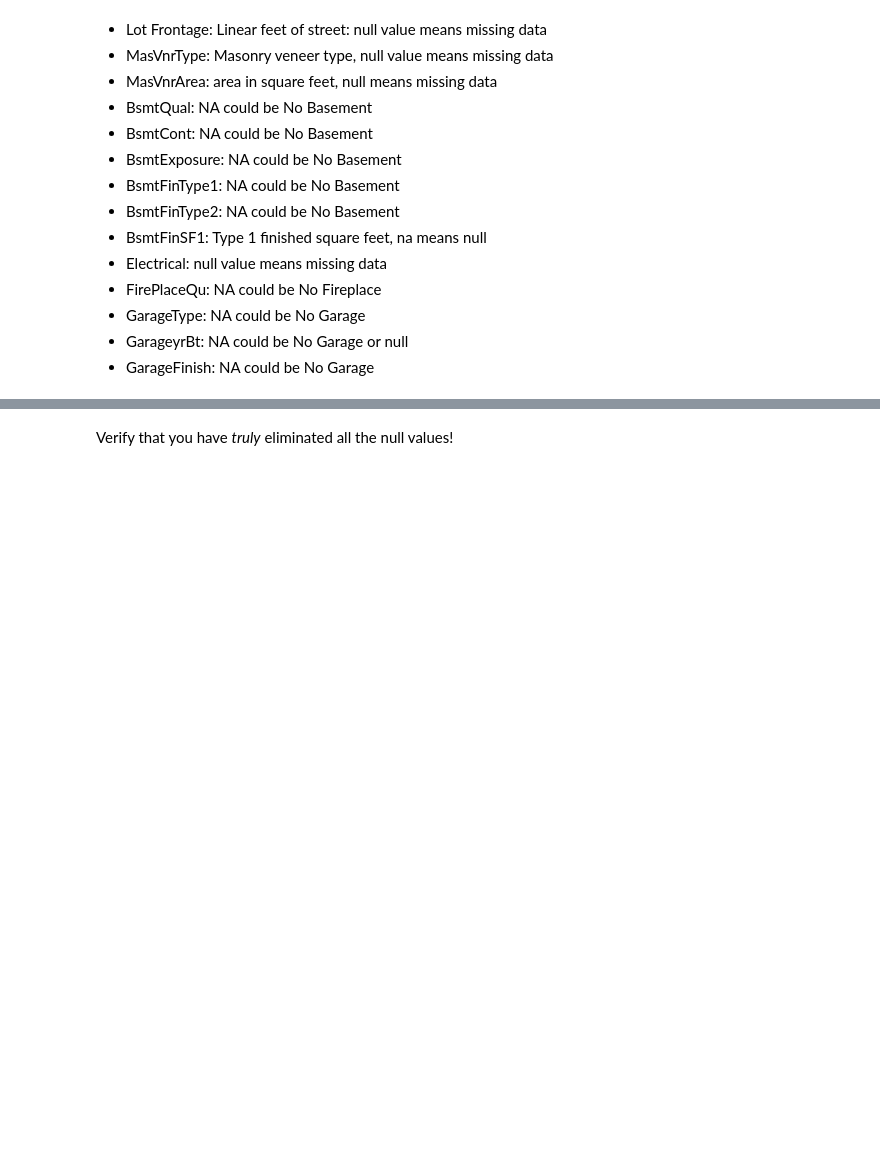
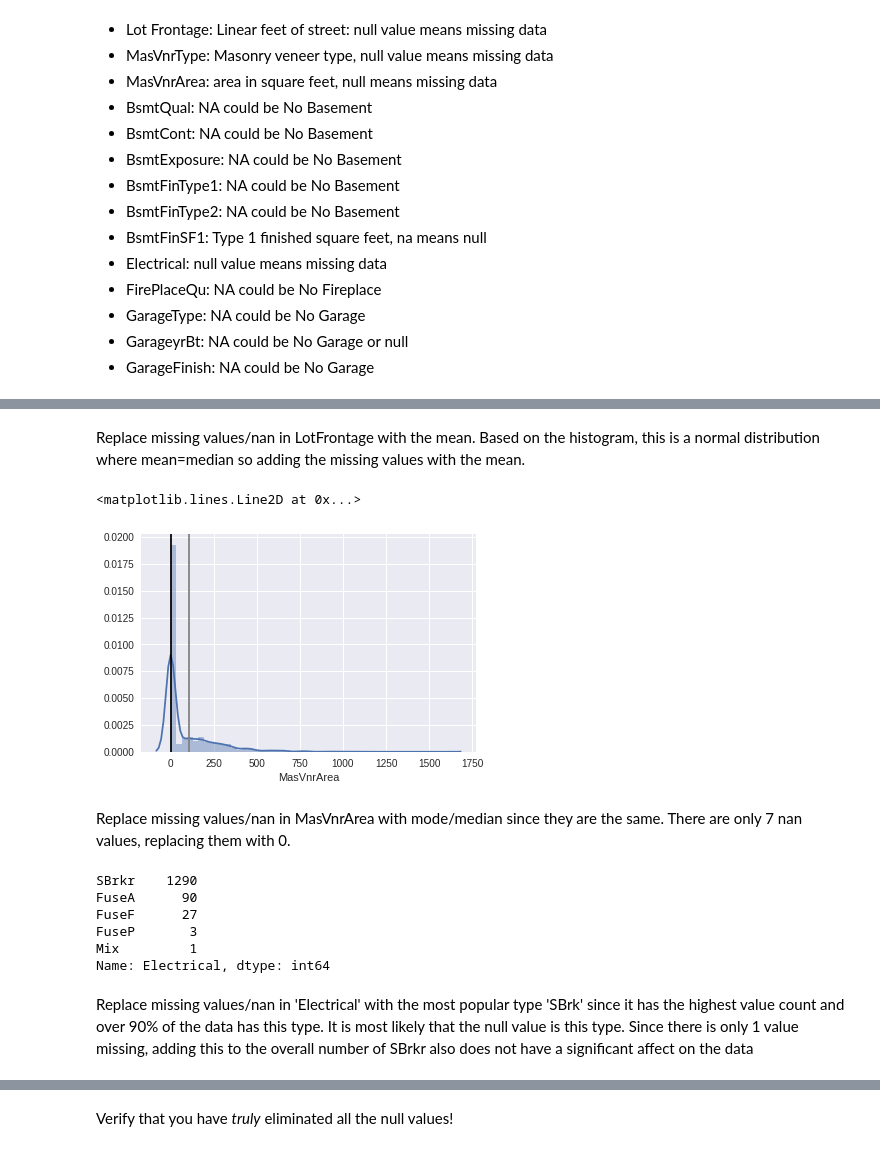
Before and after one commit to Uyentruong236/Ames_Housing, a Jupyter notebook: ipynb/project_2_starter.ipynb, the cells around one changed output, grey strips where cells are left out. Cells and saved outputs as stored; diff of their text form; code cells hidden in the pictures; blank space fills up the shorter version.

Commit message:
removed nulls

```diff
--- a/ipynb/project_2_starter.ipynb
+++ b/ipynb/project_2_starter.ipynb
@@ -323,0 +326,3 @@ df_train.shape
+# %%
+df2['MasVnrArea'] = df2.loc[:,['MasVnrArea']].fillna(df2['MasVnrArea'].median())
+df2['MasVnrArea'].isnull().sum()
@@ -323,0 +336,22 @@ df_train.shape
+# %% [markdown]
+Replace missing values/nan in LotFrontage with the mean. Based on the histogram, this is a normal distribution where mean=median so adding the missing values with the mean.
+# %%
+_ = sns.distplot(df2['MasVnrArea'])
+plt.axvline(df_train['MasVnrArea'].median(), c='black')
+plt.axvline(df_train['MasVnrArea'].mean(), c='gray')
+# %% [output]
+<matplotlib.lines.Line2D at 0x...>
+[figure, added]
+# %% [markdown]
+Replace missing values/nan in MasVnrArea with mode/median since they are the same. There are only 7 nan values, replacing them with 0.
+# %%
+df2['Electrical'].value_counts()
+# %% [output]
+SBrkr    1290
+FuseA      90
+FuseF      27
+FuseP       3
+Mix         1
+Name: Electrical, dtype: int64
+# %% [markdown]
+Replace missing values/nan in 'Electrical' with the most popular type 'SBrk' since it has the highest value count and over 90% of the data has this type. It is most likely that the null value is this type. Since there is only 1 value missing, adding this to the overall number of SBrkr also does not have a significant affect on the data
```
Also changed, not shown: parts of 24 cells of this notebook.
